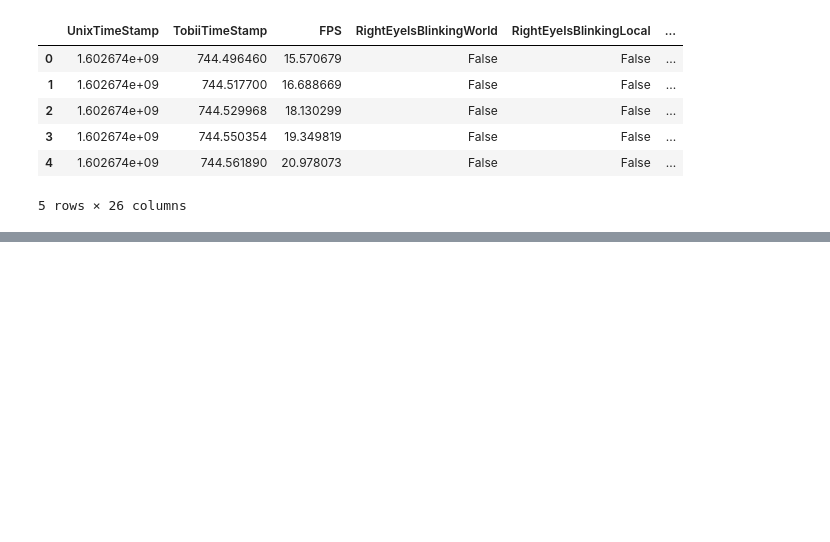
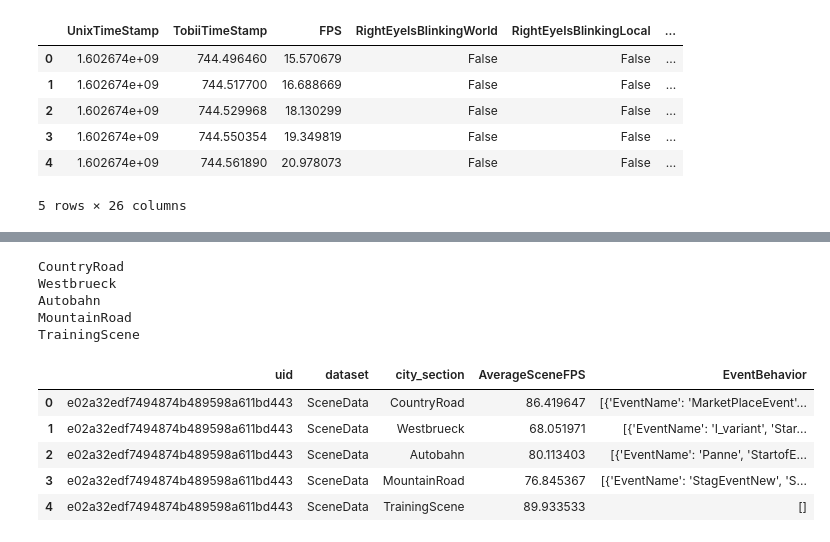
Before and after one commit to JohnMadrid/WestdriveLoopARData, a Jupyter notebook: preprocessing.ipynb, the cells around one changed output, grey strips where cells are left out. Cells and saved outputs as stored; diff of their text form; code cells hidden in the pictures; blank space fills up the shorter version.

```diff
--- a/preprocessing.ipynb
+++ b/preprocessing.ipynb
@@ -756,0 +722,2 @@ df_input
+# %%
+file_path_scene = '/Users/johnmadrid/GitHub/WestdriveLoopARData/Data/0_Raw/SceneData/'
@@ -756,0 +733,28 @@ df_input
+# %%
+df_scene = pd.DataFrame(columns=['uid','dataset','city_section'])
+for txt_file in matching_files_list:
+    # Read file from disk
+    file_path = os.path.join(file_path_scene, txt_file)
+    with open(file_path, "r") as file:
+        data_list = json.load(file)
+        df = pd.json_normalize(data_list,max_level=1)
+        # Append file name information to dataframe
+    parts = get_filename_as_parts(txt_file)
+    print(parts[2])
+    df['uid'] = parts[0]
+    df['dataset'] = parts[1]
+    df['city_section'] = parts[2]
+    df_scene = pd.concat([df_scene, df], ignore_index=True)
+df_scene
+# %% [output]
+CountryRoad
+Westbrueck
+Autobahn
+MountainRoad
+TrainingScene
+|  | uid | dataset | city_section | AverageSceneFPS | EventBehavior |
+| 0 | e02a32edf7494874b489598a611bd443 | SceneData | CountryRoad | 86.419647 | [{'EventName': 'MarketPlaceEvent'... |
+| 1 | e02a32edf7494874b489598a611bd443 | SceneData | Westbrueck | 68.051971 | [{'EventName': 'I_variant', 'Star... |
+| 2 | e02a32edf7494874b489598a611bd443 | SceneData | Autobahn | 80.113403 | [{'EventName': 'Panne', 'StartofE... |
+| 3 | e02a32edf7494874b489598a611bd443 | SceneData | MountainRoad | 76.845367 | [{'EventName': 'StagEventNew', 'S... |
+| 4 | e02a32edf7494874b489598a611bd443 | SceneData | TrainingScene | 89.933533 | [] |
```
Also changed, not shown: parts of 19 cells of this notebook.
